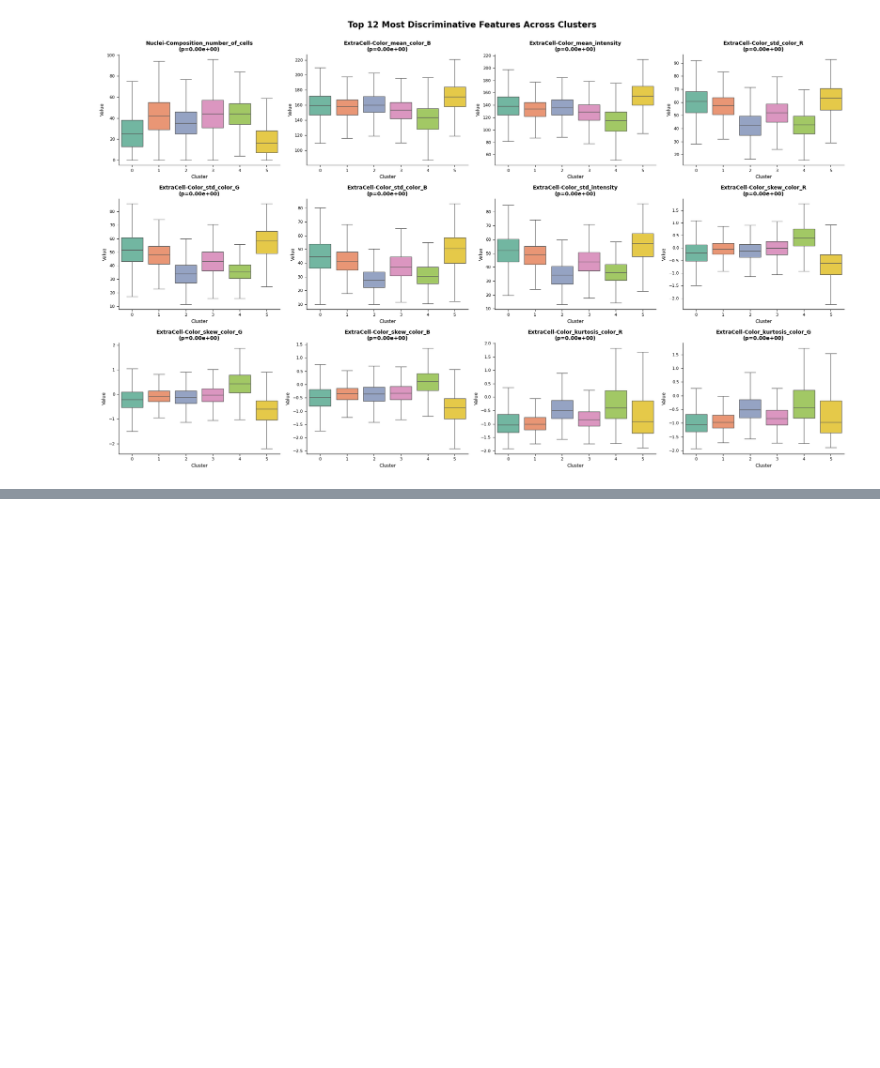
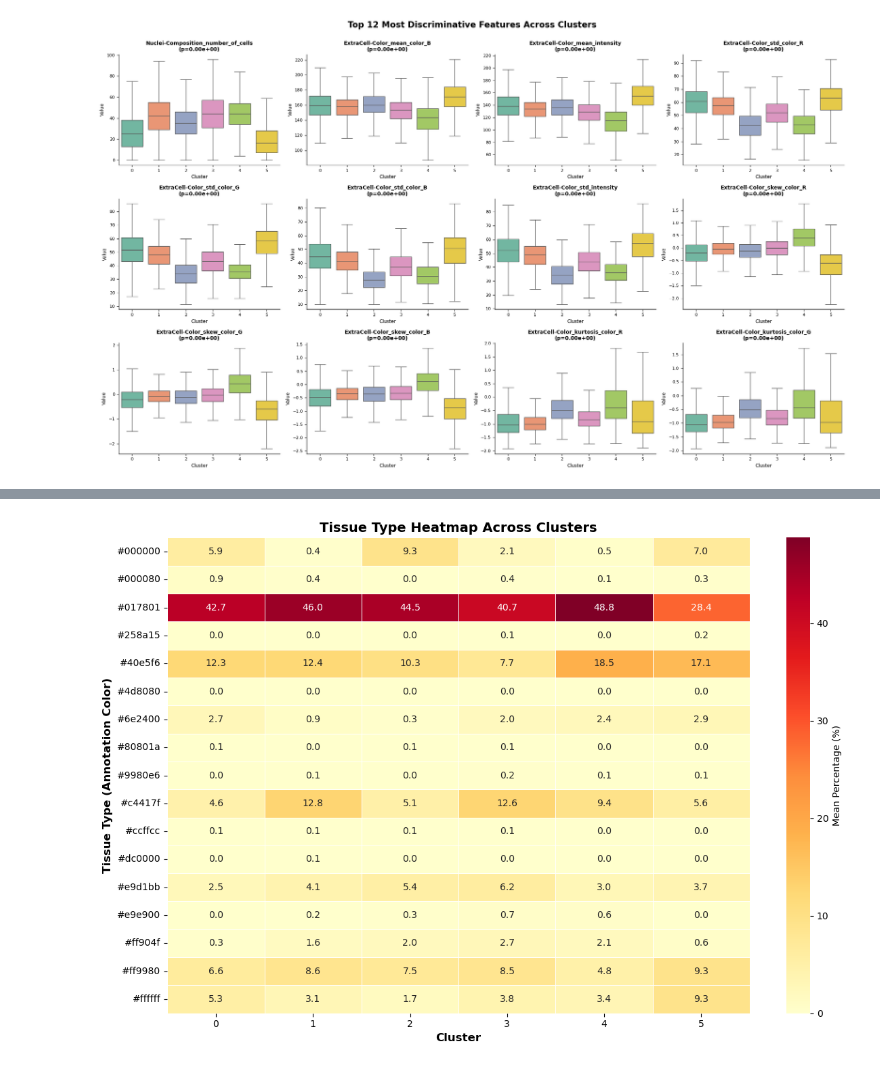
Before and after one commit to AI-for-RNA-Biology/TumorArchetype_FM, a Jupyter notebook: notebooks/TNBC/10_invasive_clusters_characterization.ipynb, the cells around one changed output, grey strips where cells are left out. Cells and saved outputs as stored; diff of their text form; code cells hidden in the pictures; blank space fills up the shorter version.

```diff
--- a/notebooks/TNBC/10_invasive_clusters_characterization.ipynb
+++ b/notebooks/TNBC/10_invasive_clusters_characterization.ipynb
@@ -470,0 +622,10 @@ df
+# %%
+idx_col = df_annot_simp.index.name if df_annot_simp.index.name is not None else "patch"
+df_annot_simp_long = (
+    df_annot_simp
+    .reset_index()
+    .rename(columns={df_annot_simp.index.name or "index": idx_col})
+    .melt(id_vars=idx_col, var_name="feature", value_name="value")
+)
+# %%
+df_annot_simp_long.replace(np.nan, 0, inplace=True)
@@ -470,0 +648,2 @@ df
+# %%
+df_annot_simp_long = df_annot_simp_long.merge(df[["predicted_label"]], left_on="patch", right_index=True)
@@ -470,0 +707,7 @@ df
+# %%
+# Compute mean percentage of each tissue type per cluster
+tissue_by_cluster = df_annot_simp_long.groupby(['predicted_label', 'feature'])['value'].mean().reset_index()
+tissue_by_cluster_pivot = tissue_by_cluster.pivot(index='predicted_label', columns='feature', values='value')
+
+print("Mean tissue percentage per cluster:")
+tissue_by_cluster_pivot
@@ -470,0 +760,22 @@ df
+# %%
+import matplotlib.pyplot as plt
+import seaborn as sns
+# Heatmap: Tissue distribution across clusters
+fig, ax = plt.subplots(figsize=(12, 8))
+
+sns.heatmap(tissue_by_cluster_pivot.T,
+            cmap='YlOrRd',
+            annot=True,
+            fmt='.1f',
+            cbar_kws={'label': 'Mean Percentage (%)'},
+            linewidths=0.5,
+            ax=ax)
+
+ax.set_xlabel('Cluster', fontsize=12, fontweight='bold')
+ax.set_ylabel('Tissue Type (Annotation Color)', fontsize=12, fontweight='bold')
+ax.set_title('Tissue Type Heatmap Across Clusters', fontsize=14, fontweight='bold')
+
+plt.tight_layout()
+plt.show()
+# %% [output]
+[figure, added]
```
Also changed, not shown: parts of 27 cells of this notebook, 11 other files.
